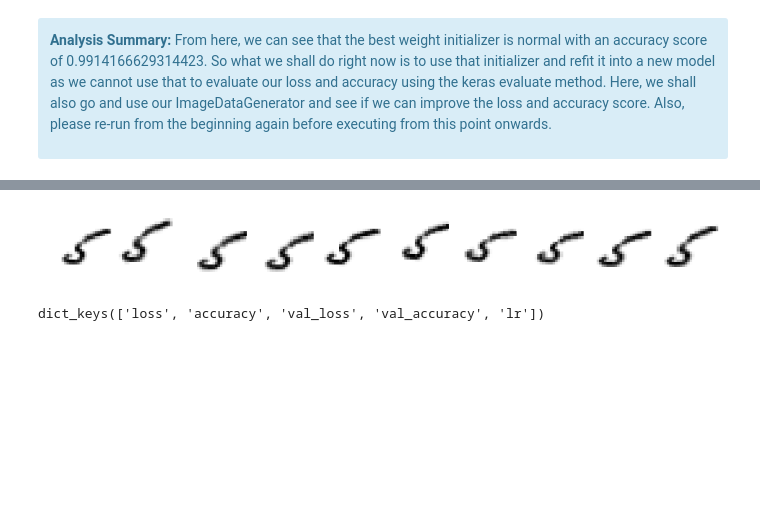
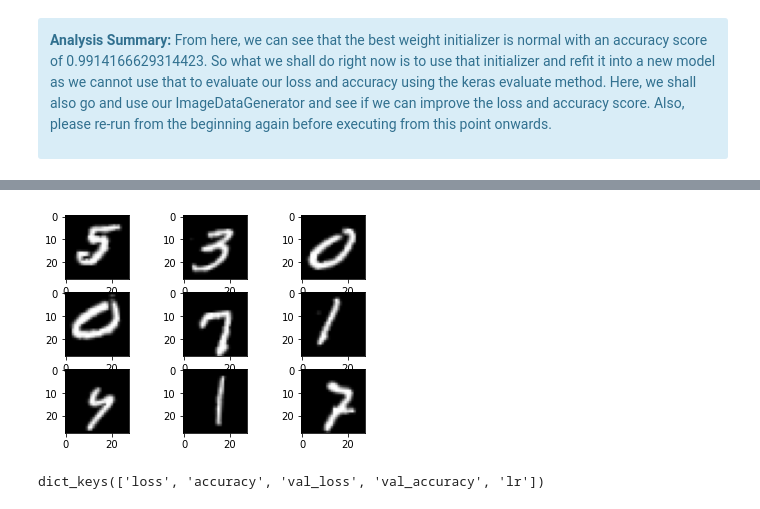
Before and after one commit to ngzhankang/Deep-Learning, a Jupyter notebook: Assignment_1.ipynb, the cells around one changed output, grey strips where cells are left out. Saved outputs shown, nothing was run; the diff lists cells and outputs as text; code cells hidden in the pictures; blank space fills up the shorter version.

```diff
--- a/Assignment_1.ipynb
+++ b/Assignment_1.ipynb
@@ -949,19 +953,13 @@ model.save("my_hyper_param_cnn_model.h5")
-# %%
-# preview our augmented images here
-X_train3 = X_train[11,].reshape((1,28,28,1))
-Y_train3 = Y_train[11,].reshape((1,10))
-plt.figure(figsize=(15,4.5))
-for i in range(10):
-    plt.subplot(3, 10, i+1)
-    X_train2, Y_train2 = train_gen.flow(X_train3,Y_train3).next()
-    plt.imshow(X_train2[0].reshape((28,28)),cmap=plt.cm.binary)
-    plt.axis('off')
-    if i==9: X_train3 = X_train[11,].reshape((1,28,28,1))
-    if i==19: X_train3 = X_train[18,].reshape((1,28,28,1))
-plt.subplots_adjust(wspace=-0.1, hspace=-0.1)
-plt.show()
-# %% [output]
-[figure, removed]
+# %%
+# preview our augmented images here
+for x_batch, y_batch in train_gen.flow(X_train, Y_train, batch_size=100):
+  for i in range(0, 9):
+    plt.subplot(330 + 1 + i)
+    plt.imshow(x_batch[i].reshape(28, 28), cmap=('gray'))
+  plt.show()
+  break
+# %% [output]
+[figure, added]
 # %%
 #print the available history keys for use
 print(history.history.keys())
```
Also changed, not shown: parts of 14 cells of this notebook.
